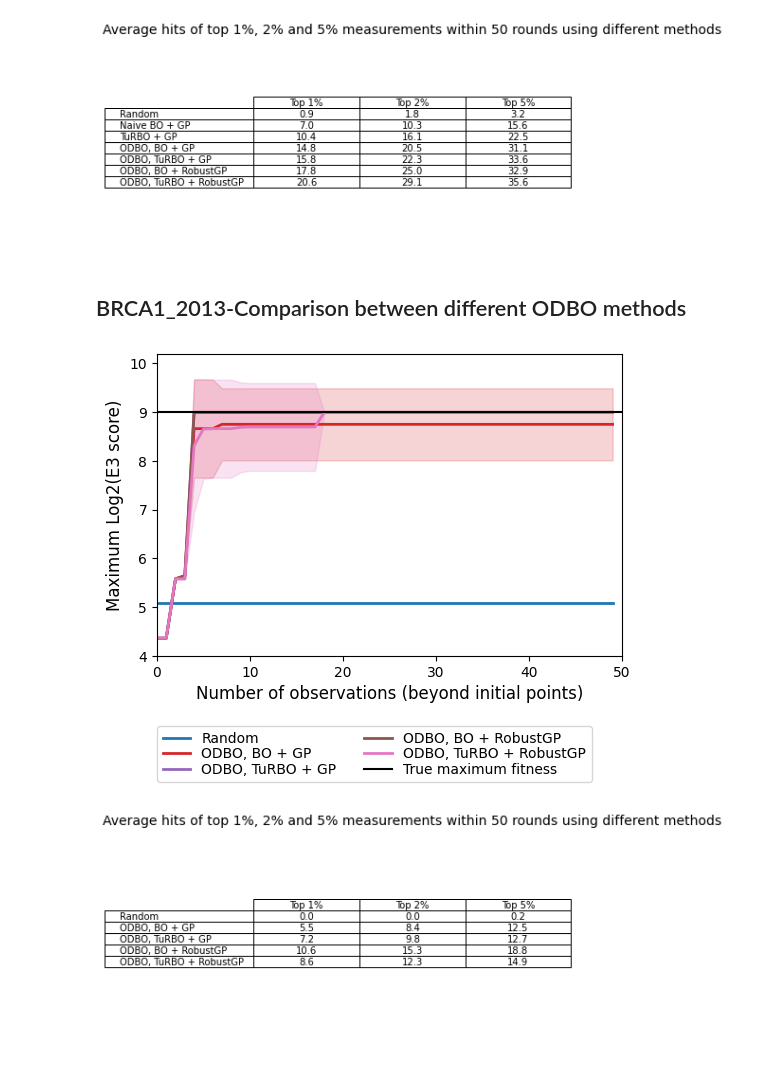
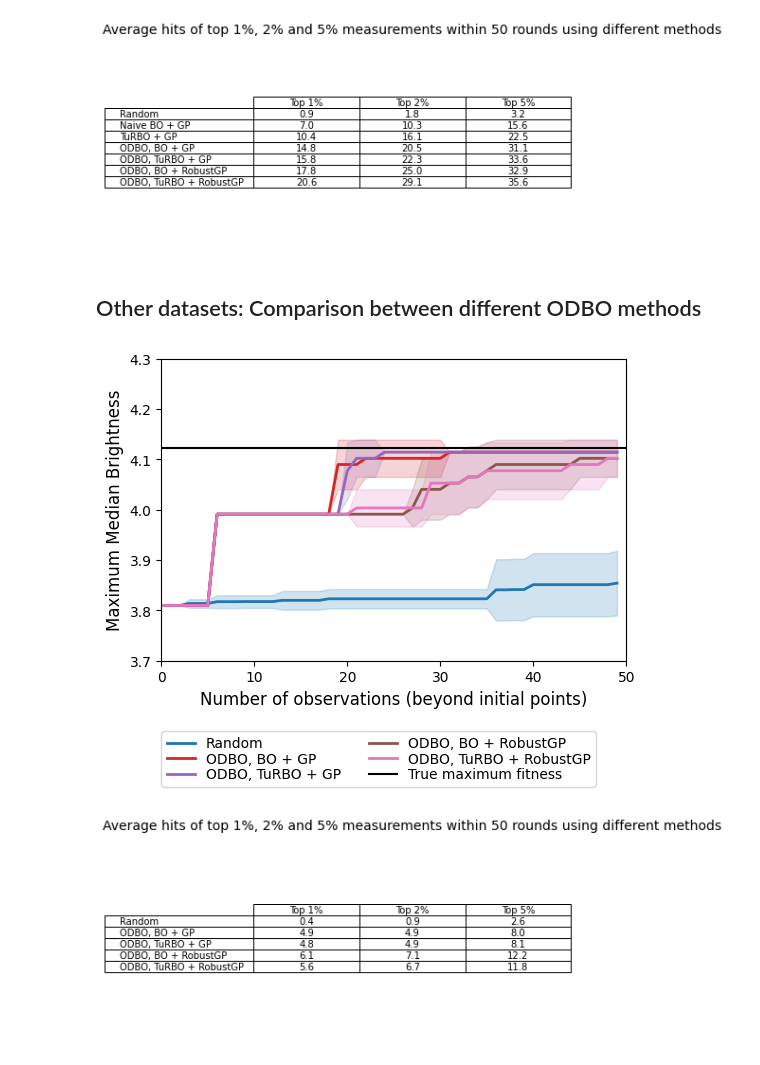
Before and after one commit to sherrylixuecheng/ODBO, a Jupyter notebook: examples/Plot_results.ipynb, the cells around one changed output. Cells and saved outputs as stored; diff of their text form; code cells hidden in the pictures.

Commit message:
update results

```diff
--- a/examples/Plot_results.ipynb
+++ b/examples/Plot_results.ipynb
@@ -74,19 +74,26 @@ plt.show()
 [figure]
 [figure]
 # %% [markdown]
-## BRCA1_2013-Comparison between different ODBO methods
+## Other datasets: Comparison between different ODBO methods
+# %%
+dataset = 'avGFP_2016'
 # %%
 methods = ['Random', 'ODBO, BO + GP', 'ODBO, TuRBO + GP', 'ODBO, BO + RobustGP', 'ODBO, TuRBO + RobustGP']
-data_test = pd.read_csv('../datasets/BRCA1_2013_98299.csv', sep=',')
-name_pre, Y_test = np.array(data_test['AACombo']), np.array(data_test['Log2Eratio'])
+if dataset == 'BRCA1_2013':
+    data_test = pd.read_csv('../datasets/BRCA1_2013_98299.csv', sep=',')
+    name_pre, Y_test = np.array(data_test['AACombo']), np.array(data_test['Log2Eratio'])
+elif dataset == 'avGFP_2016':
+    data_test = pd.read_csv('../datasets/avGFP_2016_54025.csv', sep=',')
+    name_pre, Y_test = np.array(data_test['AACombo']), np.array(data_test['medianBrightness'])
+
 Random_Y, ODBO_GP_bacth1_Y, ODTuRBO_GP_bacth1_Y, ODBO_RobustGP_bacth1_Y, ODTuRBO_RobustGP_bacth1_Y = [],[],[],[],[]
 for i in range(10):
-    Random_Y.append(np.load('results/BRCA1_2013/BRCA1_2013_Random_{}.npy'.format(i)))
-    ODBO_GP_bacth1_Y.append(np.load('results/BRCA1_2013/BRCA1_2013_ODBO_BO_GP_batch1_{}.npy'.format(i)))
-    ODTuRBO_GP_bacth1_Y.append(np.load('results/BRCA1_2013/BRCA1_2013_ODBO_TuRBO_GP_batch1_{}.npy'.format(i)))
-    ODBO_RobustGP_bacth1_Y.append(np.load('results/BRCA1_2013/BRCA1_2013_ODBO_BO_RobustGP_batch1_{}.npy'.format(i)))
-    ODTuRBO_RobustGP_bacth1_Y.append(np.load('results/BRCA1_2013/BRCA1_2013_ODBO_TuRBO_RobustGP_batch1_{}.npy'.format(i)))
-Random_Y, ODBO_GP_bacth1_Y, ODTuRBO_GP_bacth1_Y, ODBO_RobustGP_bacth1_Y, ODTuRBO_RobustGP_bacth1_Y =  np.hstack(Random_Y), np.hstack(ODBO_GP_bacth1_Y), np.hstack(ODTuRBO_GP_bacth1_Y), np.hstack(ODBO_RobustGP_bacth1_Y), np.hstack(ODTuRBO_RobustGP_bacth1_Y)
+    Random_Y.append(np.load('results/{}/{}_Random_{}.npy'.format(dataset, dataset, i)))
+    ODBO_GP_bacth1_Y.append(np.load('results/{}/{}_ODBO_BO_GP_batch1_{}.npy'.format(dataset, dataset, i)))
+    ODTuRBO_GP_bacth1_Y.append(np.load('results/{}/{}_ODBO_TuRBO_GP_batch1_{}.npy'.format(dataset, dataset, i)))
+    ODBO_RobustGP_bacth1_Y.append(np.load('results/{}/{}_ODBO_BO_RobustGP_batch1_{}.npy'.format(dataset, dataset, i)))
+    ODTuRBO_RobustGP_bacth1_Y.append(np.load('results/{}/{}_ODBO_TuRBO_RobustGP_batch1_{}.npy'.format(dataset, dataset, i)))
+Random_Y, ODBO_GP_bacth1_Y, ODTuRBO_GP_bacth1_Y, ODBO_RobustGP_bacth1_Y, ODTuRBO_RobustGP_bacth1_Y =  np.vstack(Random_Y).T, np.hstack(ODBO_GP_bacth1_Y), np.hstack(ODTuRBO_GP_bacth1_Y), np.hstack(ODBO_RobustGP_bacth1_Y), np.hstack(ODTuRBO_RobustGP_bacth1_Y)
 # %%
 fig = plt.figure(figsize=(6, 4), dpi=100)
 odbo.plot.plot_bo(iters=50, BO_result=Random_Y, method=methods[0], color = 'C0')
@@ -97,41 +104,47 @@ odbo.plot.plot_bo(iters=50, BO_result=ODTuRBO_RobustGP_bacth1_Y, method=methods[
 plt.plot([0,50], [max(Y_test), max(Y_test)], label='True maximum fitness', color = 'k')
 plt.xlabel('Number of observations (beyond initial points)', fontsize=12)
 plt.legend(bbox_to_anchor=(0.0, -0.21, 0.95, 0.0),labelspacing=0.1, ncol=2)
-plt.ylim([4, 10.2])
 plt.xlim([0, 50])
-plt.ylabel('Maximum Log2(E3 score)', fontsize=12)
-plt.savefig('results/BRCA1_2013/BRCA1_2013_opt_curves.png')
+
+if dataset == 'BRCA1_2013':
+    plt.ylim([4, 10.2])
+    plt.ylabel('Maximum Log2(E3 score)', fontsize=12)
+    plt.savefig('results/BRCA1_2013/BRCA1_2013_opt_curves.png')
+elif dataset == 'avGFP_2016':
+    plt.ylim([3.7, 4.3])
+    plt.ylabel('Maximum Median Brightness', fontsize=12)
+    plt.savefig('results/avGFP_2016/avGFP_2016_opt_curves.png')
 plt.show()
 
 #Count avg hit numbers
 fitness_top = Y_test[np.argsort(Y_test)[-int(0.01*len(Y_test))]]
 num_Random_Y, num_ODBO_GP_bacth1_Y, num_ODTuRBO_GP_bacth1_Y, \
      num_ODBO_RobustGP_bacth1_Y, num_ODTuRBO_RobustGP_bacth1_Y = [],[],[],[],[]
 fitness_labels = ['Top 1%', 'Top 2%', 'Top 5%']
 
 for i in [0.01, 0.02, 0.05]:
     fitness_top = Y_test[np.argsort(Y_test)[-int(i*len(Y_test))]]
-    num_Random_Y.append(len(np.where(Random_Y[-50:].ravel()>=fitness_top)[0])/10)
+    num_Random_Y.append(len(np.where(Random_Y[-50:, :].ravel()>=fitness_top)[0])/10)
     num_ODBO_GP_bacth1_Y.append(len(np.where(ODBO_GP_bacth1_Y[-50:, :].ravel()>=fitness_top)[0])/10)
     num_ODTuRBO_GP_bacth1_Y.append(len(np.where(ODTuRBO_GP_bacth1_Y[-50:, :].ravel()>=fitness_top)[0])/10)
     num_ODBO_RobustGP_bacth1_Y.append(len(np.where(ODBO_RobustGP_bacth1_Y[-50:, :].ravel()>=fitness_top)[0])/10)
     num_ODTuRBO_RobustGP_bacth1_Y.append(len(np.where(ODTuRBO_RobustGP_bacth1_Y[-50:, :].ravel()>=fitness_top)[0])/10)
 fig, ax = plt.subplots()
 fig.patch.set_visible(False)
 ax.axis('off')
 ax.axis('tight')
 
 cell_text = [num_Random_Y, num_ODBO_GP_bacth1_Y, num_ODTuRBO_GP_bacth1_Y, \
      num_ODBO_RobustGP_bacth1_Y, num_ODTuRBO_RobustGP_bacth1_Y]
 ax.table(cellText=cell_text,
          rowLabels=methods,
          colLabels=fitness_labels,
          cellLoc='center',
          colLoc='center',
          loc = 'center',
          fontsize =14)
 plt.title('Average hits of top 1%, 2% and 5% measurements within 50 rounds using different methods', fontsize=14, loc = 'center')
 plt.show()
 # %% [output]
-[figure, old version]
+[figure, new version]
 [figure]
```
Also changed, not shown: 29 other files.
